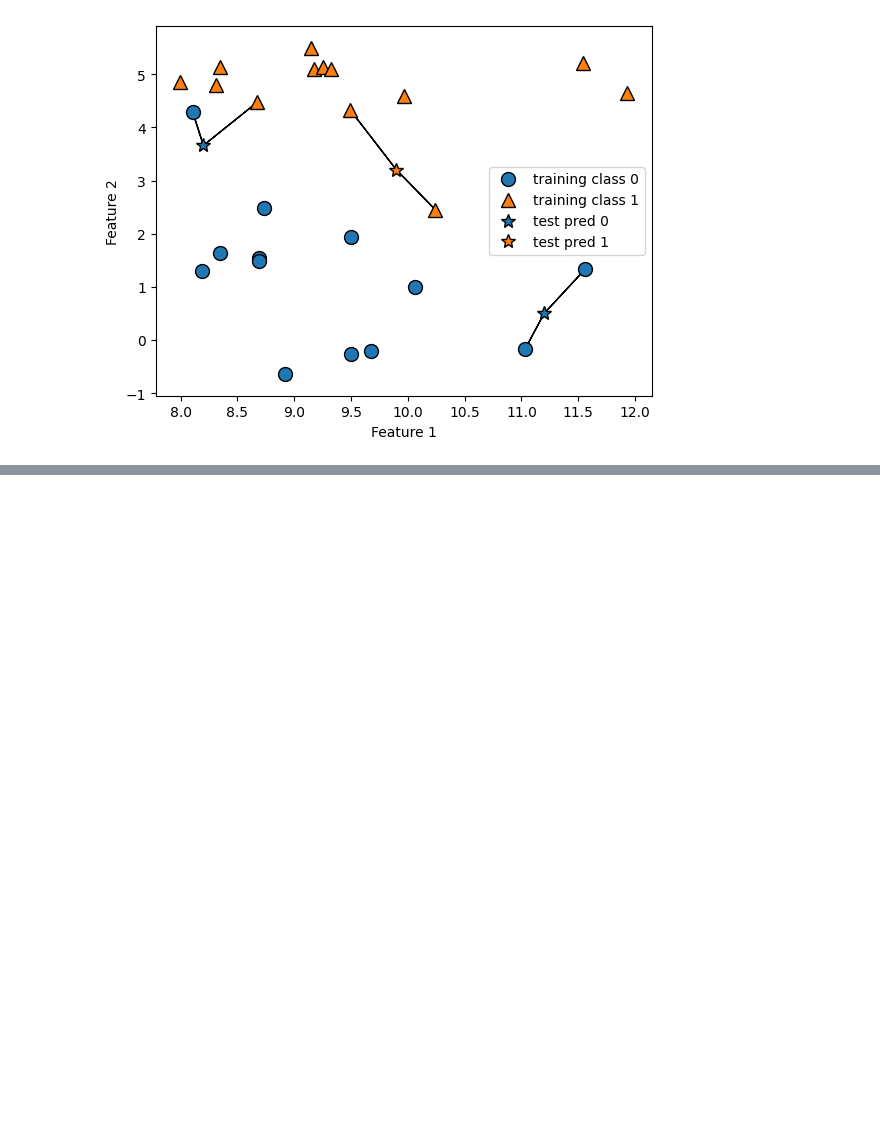
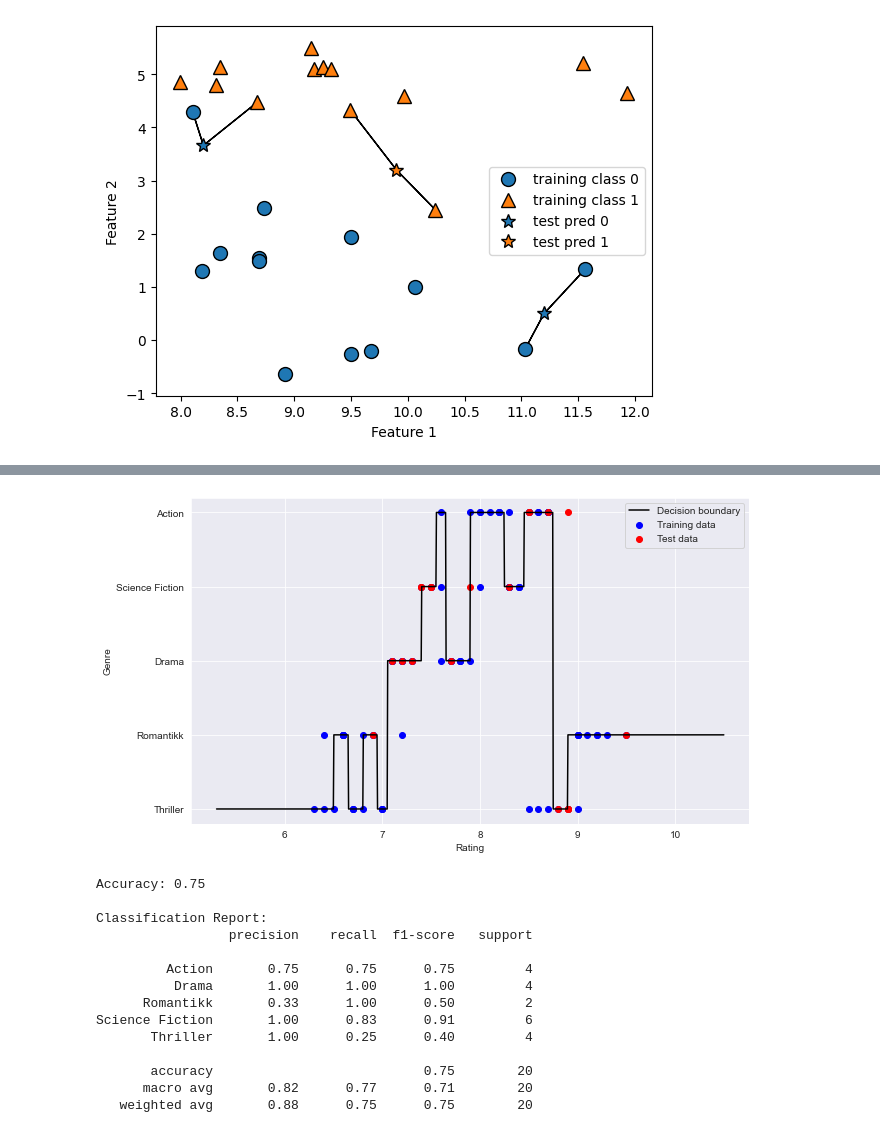
Before and after one commit to Mrtacocat/MachineLearning, a Jupyter notebook: KNN_Classification/KNN.ipynb, the cells around one changed output, grey strips where cells are left out. Cells and saved outputs as stored; diff of their text form; code cells hidden in the pictures; blank space fills up the shorter version.

```diff
--- a/KNN_Classification/KNN.ipynb
+++ b/KNN_Classification/KNN.ipynb
@@ -32,0 +126,68 @@ plt.show()
+# %%
+import pandas as pd
+from sklearn.model_selection import train_test_split
+from sklearn.neighbors import KNeighborsClassifier
+import matplotlib.pyplot as plt
+import numpy as np
+
+# Load the CSV data into a Pandas DataFrame
+df = pd.read_csv("movie_review.csv")
+
+# Preprocess the data: extract features and labels
+X = df[['rating']]  # Assuming 'rating' is a numerical feature
+y = df['genre']  # Assuming 'genre' is the target variable
+
+# Split the dataset into training and testing sets
+X_train, X_test, y_train, y_test = train_test_split(X, y, test_size=0.2, random_state=42)
+
+# Apply the k-nearest neighbors algorithm
+knn = KNeighborsClassifier(n_neighbors=3)  # You can adjust the number of neighbors
+knn.fit(X_train, y_train)
+
+# Visualize the decision boundaries
+# Decision boundary visualization
+plt.figure(figsize=(10, 6))
+
+# Predictions on the test data to plot the decision boundary
+X_range = np.linspace(X['rating'].min() - 1, X['rating'].max() + 1, 1000).reshape(-1, 1)
+decision_boundary = knn.predict(X_range)
+plt.plot(X_range, decision_boundary, c='black', label='Decision boundary')
+
+# Plot the training and test data points
+plt.scatter(X_train, y_train, c='b', marker='o', label='Training data')
+plt.scatter(X_test, y_test, c='r', marker='o', label='Test data')
+
+plt.xlabel("Rating")
+plt.ylabel("Genre")
+plt.legend()
+plt.show()
+
+# Evaluation
+from sklearn.metrics import accuracy_score, classification_report
+
+# Predict on the test set
+y_pred = knn.predict(X_test)
+
+# Evaluate accuracy
+accuracy = accuracy_score(y_test, y_pred)
+print("Accuracy:", accuracy)
+
+# Classification report
+print("\nClassification Report:")
+print(classification_report(y_test, y_pred))
+# %% [output]
+[figure, added]
+Accuracy: 0.75
+
+Classification Report:
+                 precision    recall  f1-score   support
+
+         Action       0.75      0.75      0.75         4
+          Drama       1.00      1.00      1.00         4
+      Romantikk       0.33      1.00      0.50         2
+Science Fiction       1.00      0.83      0.91         6
+       Thriller       1.00      0.25      0.40         4
+
+       accuracy                           0.75        20
+      macro avg       0.82      0.77      0.71        20
+   weighted avg       0.88      0.75      0.75        20
```
Also changed, not shown: parts of 3 cells of this notebook.
